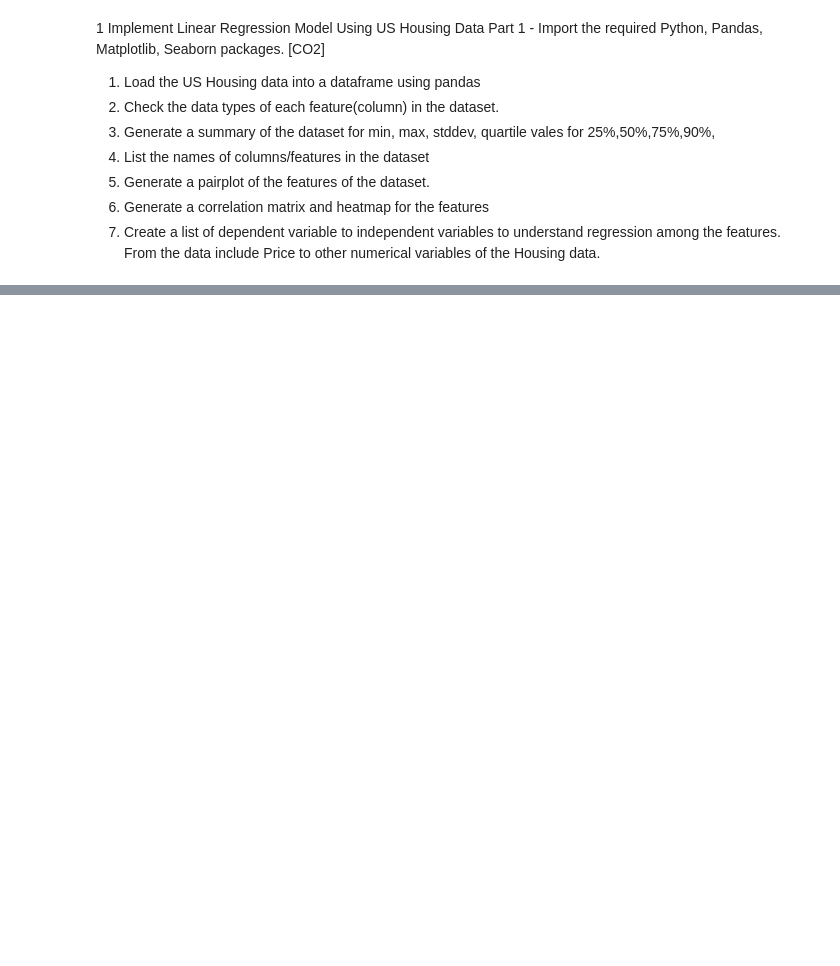
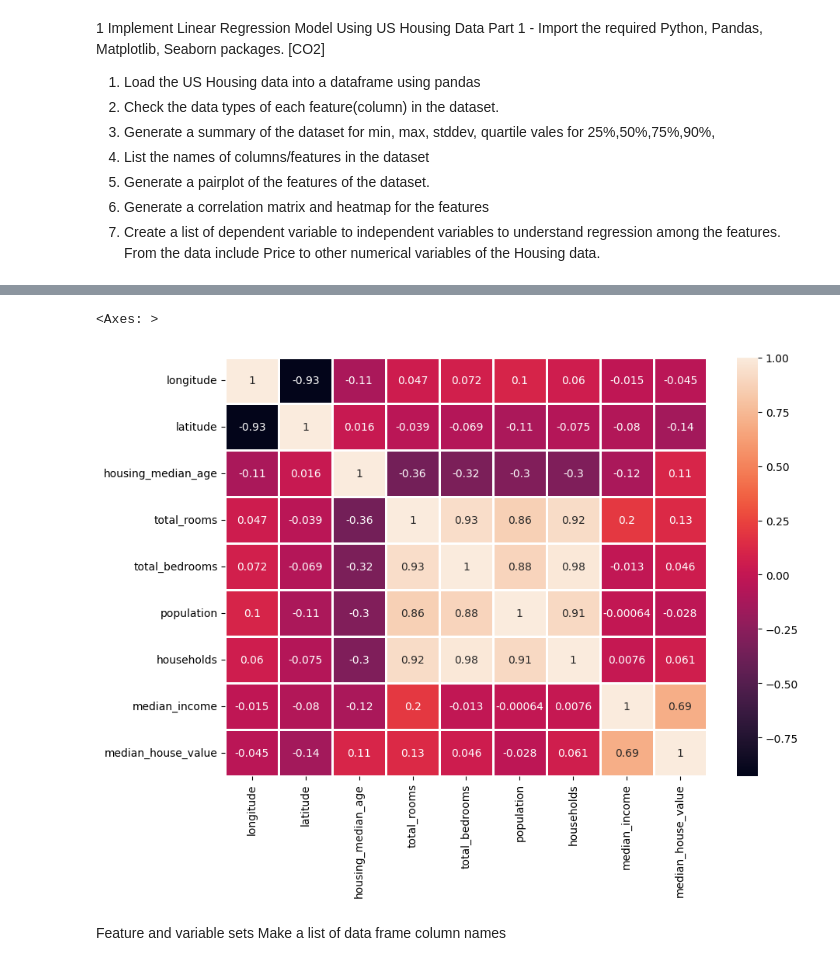
Before and after one commit to AIML2303A51382/AIML-2025, a Jupyter notebook: AIML_A4.ipynb, the cells around one changed output, grey strips where cells are left out. Saved outputs shown, nothing was run; the diff lists cells and outputs as text; code cells hidden in the pictures; blank space fills up the shorter version.

```diff
--- a/AIML_A4.ipynb
+++ b/AIML_A4.ipynb
@@ -16,0 +123,8 @@ Housing data.
+# %%
+plt.figure(figsize=(10,7))
+sns.heatmap(df.corr(),annot=True,linewidths=2)
+# %% [output]
+<Axes: >
+[figure, added]
+# %% [markdown]
+Feature and variable sets Make a list of data frame column names
```
Also changed, not shown: parts of 31 cells of this notebook.
